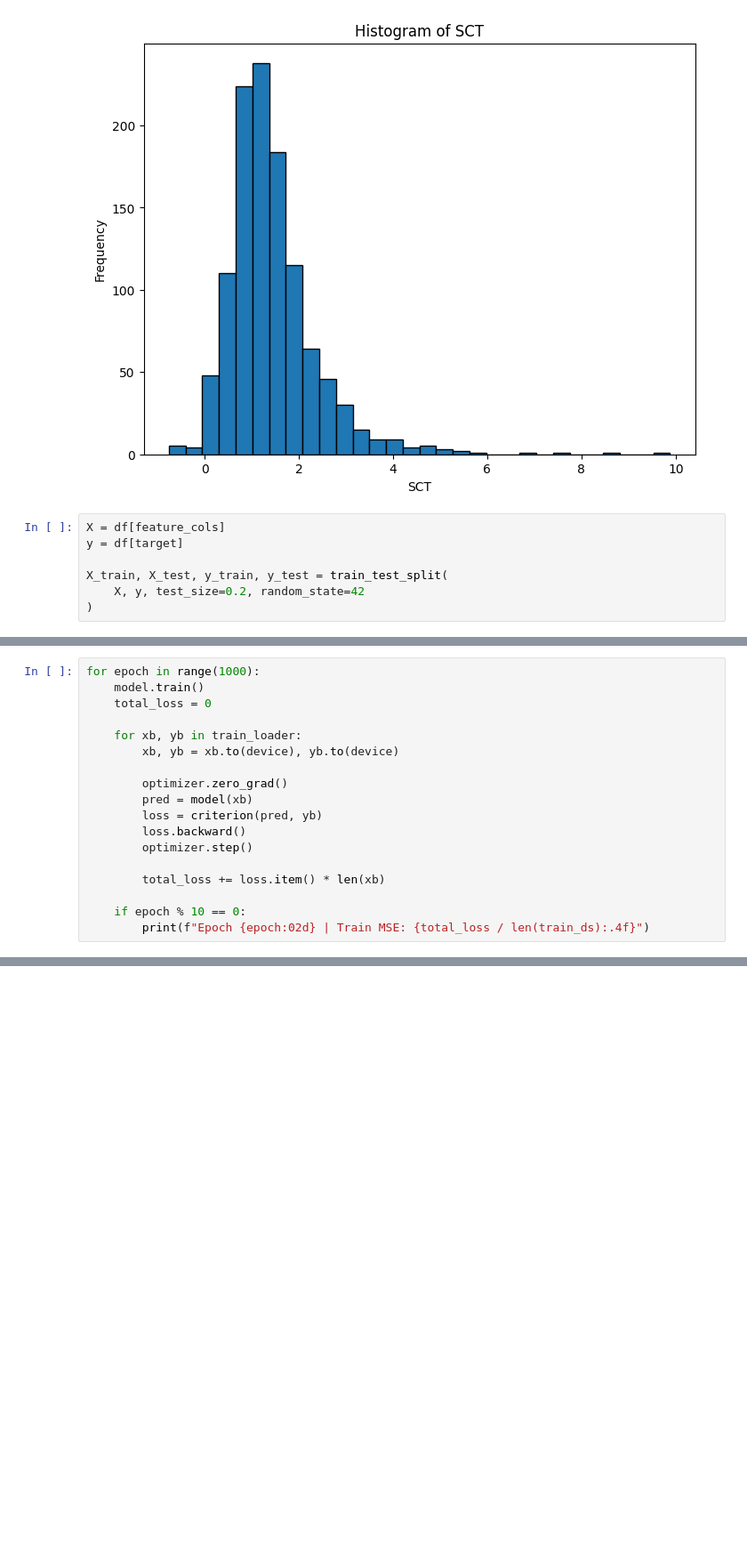
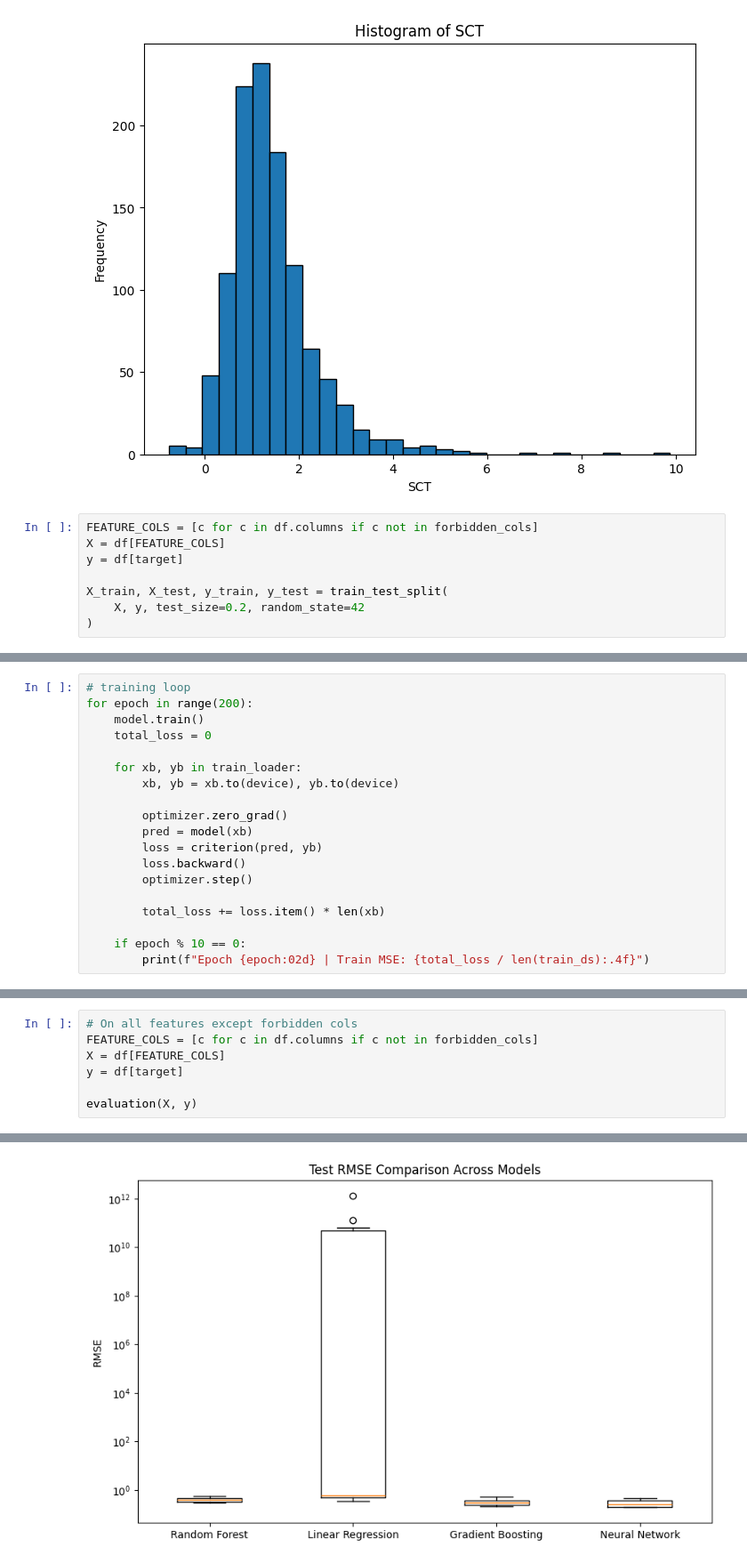
Before and after one commit to Eric-IIP/HumanCenteredAI-B-NearMissDataAnalysis, a Jupyter notebook: analysis_main.ipynb, the cells around one changed output, grey strips where cells are left out. Shown at 89% size. Drawn from its saved outputs; the diff is of its cells as text; blank space fills up the shorter version.

```diff
--- a/analysis_main.ipynb
+++ b/analysis_main.ipynb
@@ -99,7 +100,8 @@ plt.show()
 # %% [output]
 [figure]
 # %%
-X = df[feature_cols]
+FEATURE_COLS = [c for c in df.columns if c not in forbidden_cols]
+X = df[FEATURE_COLS]
 y = df[target]
 
 X_train, X_test, y_train, y_test = train_test_split(
@@ -188,7 +197,8 @@ model = SCTNet(X_train_t.shape[1]).to(device)
 optimizer = torch.optim.Adam(model.parameters(), lr=1e-3, weight_decay=1e-4)
 criterion = nn.MSELoss()
 # %%
-for epoch in range(1000):
+# training loop
+for epoch in range(200):
     model.train()
     total_loss = 0
 
@@ -393,0 +388,8 @@ Neural Network:
+# %%
+# On all features except forbidden cols
+FEATURE_COLS = [c for c in df.columns if c not in forbidden_cols]
+X = df[FEATURE_COLS]
+y = df[target]
+
+evaluation(X, y)
+# %% [output]
@@ -393,0 +412 @@ Neural Network:
+[figure, added]
```
Also changed, not shown: parts of 15 cells of this notebook.
